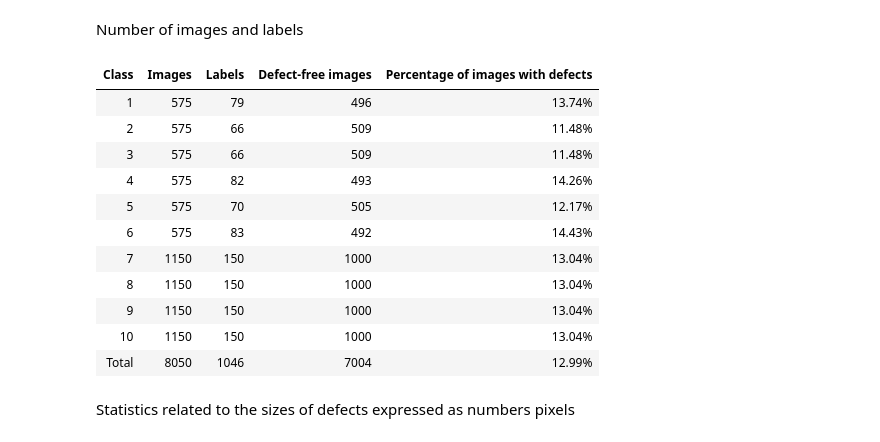
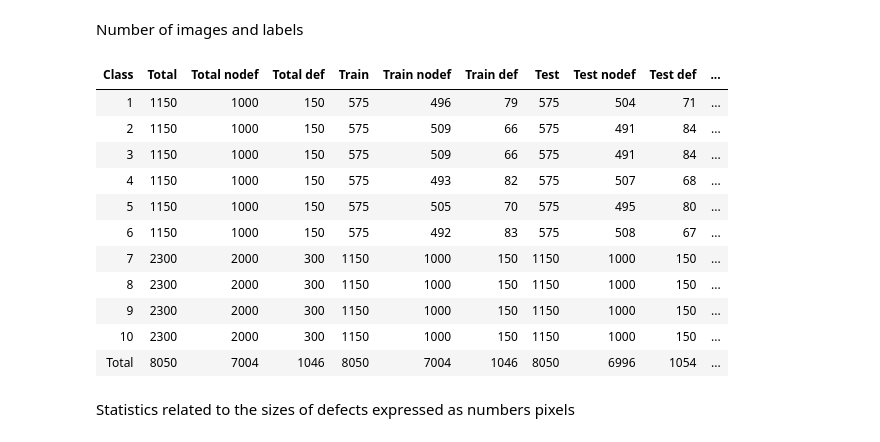
Before and after one commit to popastefan10/DeepAD, a Jupyter notebook: notebooks/datasets.ipynb, the cells around one changed output. Cells and saved outputs as stored; diff of their text form; code cells hidden in the pictures.

```diff
--- a/notebooks/datasets.ipynb
+++ b/notebooks/datasets.ipynb
@@ -22,12 +22,12 @@ config = Config(root_dir="..")
 # %% [markdown]
 Display some random images from the dataset
 # %%
-dagm_dataset = DAGMDataset(img_dir=config.DAGM_raw_dir, type="Defect-only")
+dagm_dataset_train = DAGMDataset(img_dir=config.DAGM_raw_dir, type="Defect-only")
 limit = 5
 while True:
-    i = torch.randint(0, len(dagm_dataset), (1,)).item()
-    image, label = dagm_dataset[i]
-    title = f"Imaginea {i} - Clasa {dagm_get_class(dagm_dataset.image_paths[i])} - {dagm_get_image_name(dagm_dataset.image_paths[i])}.png"
+    i = torch.randint(0, len(dagm_dataset_train), (1,)).item()
+    image, label = dagm_dataset_train[i]
+    title = f"Imaginea {i} - Clasa {dagm_get_class(dagm_dataset_train.image_paths[i])} - {dagm_get_image_name(dagm_dataset_train.image_paths[i])}.png"
     image = cv.cvtColor(image.squeeze().numpy(), cv.COLOR_BGR2RGB)
     label = cv.cvtColor(label.squeeze().numpy(), cv.COLOR_BGR2RGB)
     show_image_with_label(image, label, title)
@@ -41,50 +41,69 @@ while True:
 Number of images and labels
 # %%
 class_statistics_df = pd.DataFrame(
-    columns=["Class", "Images", "Labels", "Defect-free images", "Percentage of images with defects"]
+    columns=["Class", "Total", "Total nodef", "Total def", "Train", "Train nodef", "Train def", "Test", "Test nodef", "Test def", "Percentage of images with defects"]
 )
 type: DAGM_dataset_type = "Original"
 
 # Add class statistics
 for cls in dagm_dataset.classes:
-    class_dagm_dataset = DAGMDataset(img_dir=config.DAGM_raw_dir, classes=[cls], type=type)
-    class_total_images = len(class_dagm_dataset)
-    class_total_labels = len(class_dagm_dataset.label_paths)
+    class_dagm_dataset_train = DAGMDataset(img_dir=config.DAGM_raw_dir, classes=[cls], type=type, train=True)
+    class_dagm_dataset_test = DAGMDataset(img_dir=config.DAGM_raw_dir, classes=[cls], type=type, train=False)
+    train_total_images = len(class_dagm_dataset_train)
+    train_total_labels = len(class_dagm_dataset_train.label_paths)
+    test_total_images = len(class_dagm_dataset_test)
+    test_total_labels = len(class_dagm_dataset_test.label_paths)
+    class_total_images = len(class_dagm_dataset_train) + len(class_dagm_dataset_test)
+    class_total_labels = len(class_dagm_dataset_train.label_paths) + len(class_dagm_dataset_test.label_paths)
     class_statistics_df.loc[len(class_statistics_df)] = {
         "Class": cls,
-        "Images": class_total_images,
-        "Labels": class_total_labels,
-        "Defect-free images": class_total_images - class_total_labels,
+        "Total": class_total_images,
+        "Total nodef": class_total_images - class_total_labels,
+        "Total def": class_total_labels,
+        "Train": train_total_images,
+        "Train def": train_total_labels,
+        "Train nodef": train_total_images - train_total_labels,
+        "Test": test_total_images,
+        "Test def": test_total_labels,
+        "Test nodef": test_total_images - test_total_labels,
         "Percentage of images with defects": f"{100 * class_total_labels / class_total_images:.2f}%",
     }
 
 # Add total statistics
-dagm_dataset = DAGMDataset(img_dir=config.DAGM_raw_dir, type=type)
-total_images = len(dagm_dataset)
-total_labels = len(dagm_dataset.label_paths)
+dagm_dataset_train = DAGMDataset(img_dir=config.DAGM_raw_dir, type=type, train=True)
+dagm_dataset_test = DAGMDataset(img_dir=config.DAGM_raw_dir, type=type, train=False)
+total_images = len(dagm_dataset_train)
+total_labels = len(dagm_dataset_train.label_paths)
 class_statistics_df.loc["Total"] = {
     "Class": "Total",
-    "Images": total_images,
-    "Labels": total_labels,
+    "Total": total_images,
+    "Total nodef": total_images - total_labels,
+    "Total def": total_labels,
+    "Train": total_images,
+    "Train def": total_labels,
+    "Train nodef": total_images - total_labels,
+    "Test": len(dagm_dataset_test),
+    "Test def": len(dagm_dataset_test.label_paths),
+    "Test nodef": len(dagm_dataset_test) - len(dagm_dataset_test.label_paths),
     "Defect-free images": total_images - total_labels,
     "Percentage of images with defects": f"{100 * total_labels / total_images:.2f}%",
 }
 
 # Display statistics without the index column
 display(class_statistics_df.style.hide())
 # %% [output]
-| Class | Images | Labels | Defect-free images | Percentage of images with defects |
-| 1 | 575 | 79 | 496 | 13.74% |
-| 2 | 575 | 66 | 509 | 11.48% |
-| 3 | 575 | 66 | 509 | 11.48% |
-| 4 | 575 | 82 | 493 | 14.26% |
-| 5 | 575 | 70 | 505 | 12.17% |
-| 6 | 575 | 83 | 492 | 14.43% |
-| 7 | 1150 | 150 | 1000 | 13.04% |
-| 8 | 1150 | 150 | 1000 | 13.04% |
-| 9 | 1150 | 150 | 1000 | 13.04% |
-| 10 | 1150 | 150 | 1000 | 13.04% |
-| Total | 8050 | 1046 | 7004 | 12.99% |
+| Class | Total | Total nodef | Total def | Train | Train nodef | Train def | Test | Test nodef | Test def | ... |
+| 1 | 1150 | 1000 | 150 | 575 | 496 | 79 | 575 | 504 | 71 | ... |
+| 2 | 1150 | 1000 | 150 | 575 | 509 | 66 | 575 | 491 | 84 | ... |
+| 3 | 1150 | 1000 | 150 | 575 | 509 | 66 | 575 | 491 | 84 | ... |
+| 4 | 1150 | 1000 | 150 | 575 | 493 | 82 | 575 | 507 | 68 | ... |
+| 5 | 1150 | 1000 | 150 | 575 | 505 | 70 | 575 | 495 | 80 | ... |
+| 6 | 1150 | 1000 | 150 | 575 | 492 | 83 | 575 | 508 | 67 | ... |
+| 7 | 2300 | 2000 | 300 | 1150 | 1000 | 150 | 1150 | 1000 | 150 | ... |
+| 8 | 2300 | 2000 | 300 | 1150 | 1000 | 150 | 1150 | 1000 | 150 | ... |
+| 9 | 2300 | 2000 | 300 | 1150 | 1000 | 150 | 1150 | 1000 | 150 | ... |
+| 10 | 2300 | 2000 | 300 | 1150 | 1000 | 150 | 1150 | 1000 | 150 | ... |
+| Total | 8050 | 7004 | 1046 | 8050 | 7004 | 1046 | 8050 | 6996 | 1054 | ... |
 # %% [markdown]
 Statistics related to the sizes of defects expressed as numbers pixels
 # %%
```
Also changed, not shown: parts of 6 cells of this notebook, 16 other files.
